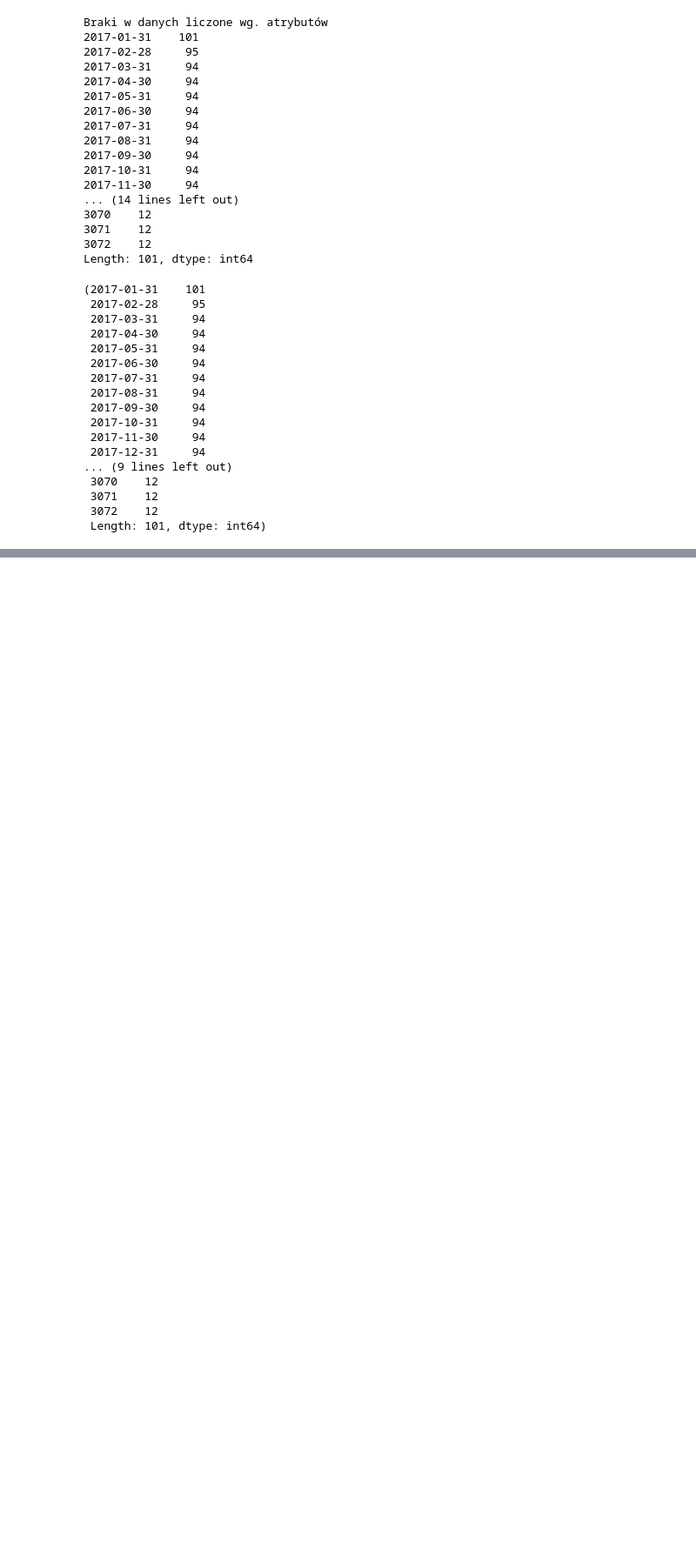
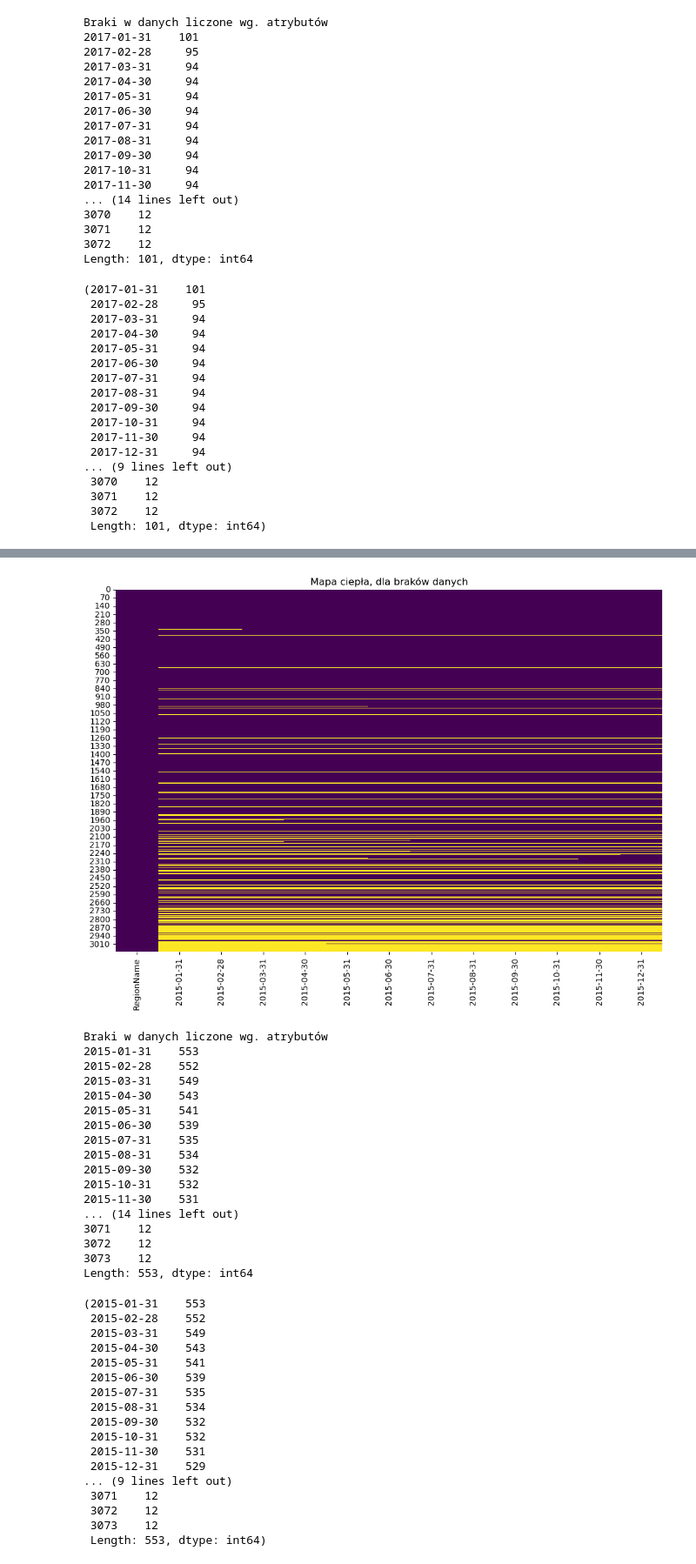
Before and after one commit to juskom/MED2024Z-PROJEKT, a Jupyter notebook: EDA.ipynb, the cells around one changed output, grey strips where cells are left out. Shown at 87% size. Cells and saved outputs as stored; diff of their text form; code cells hidden in the pictures; blank space fills up the shorter version.

```diff
--- a/EDA.ipynb
+++ b/EDA.ipynb
@@ -153,0 +156,7 @@ Length: 101, dtype: int64
+# %%
+# indeksy atrybutów, które chcemy wczytać
+col_idx = list(range(189, 201))
+col_idx.insert(0, 2)
+df_m = pd.read_csv("data/County_zhvi_uc_sfrcondo_tier_0.33_0.67_sm_sa_month.csv", usecols = col_idx)
+
+df_m.head()
@@ -153,0 +170,40 @@ Length: 101, dtype: int64
+# %%
+from missing_values import analyze
+
+analyze(df_m)
+# %% [output]
+[figure, added]
+Braki w danych liczone wg. atrybutów
+2015-01-31    553
+2015-02-28    552
+2015-03-31    549
+2015-04-30    543
+2015-05-31    541
+2015-06-30    539
+2015-07-31    535
+2015-08-31    534
+2015-09-30    532
+2015-10-31    532
+2015-11-30    531
+... (14 lines left out)
+3071    12
+3072    12
+3073    12
+Length: 553, dtype: int64
+(2015-01-31    553
+ 2015-02-28    552
+ 2015-03-31    549
+ 2015-04-30    543
+ 2015-05-31    541
+ 2015-06-30    539
+ 2015-07-31    535
+ 2015-08-31    534
+ 2015-09-30    532
+ 2015-10-31    532
+ 2015-11-30    531
+ 2015-12-31    529
+... (9 lines left out)
+ 3071    12
+ 3072    12
+ 3073    12
+ Length: 553, dtype: int64)
```
Also changed, not shown: parts of 2 cells of this notebook.
